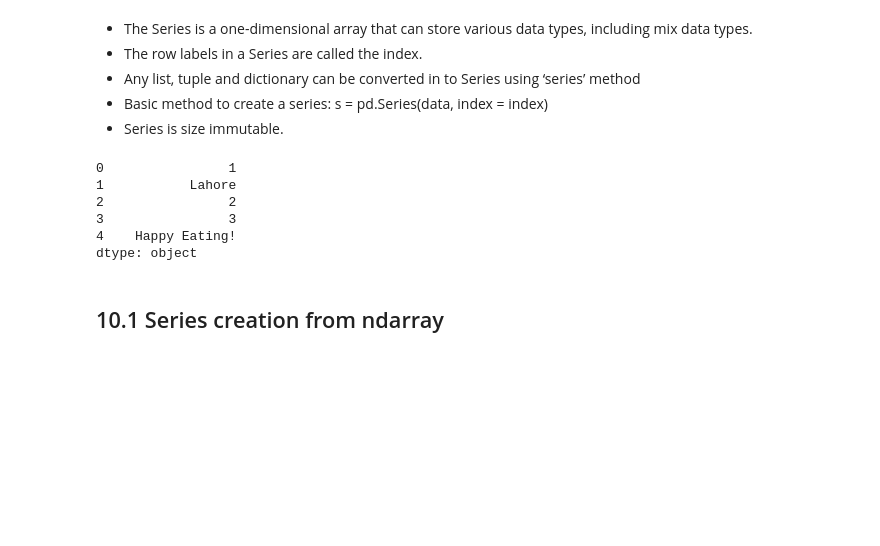
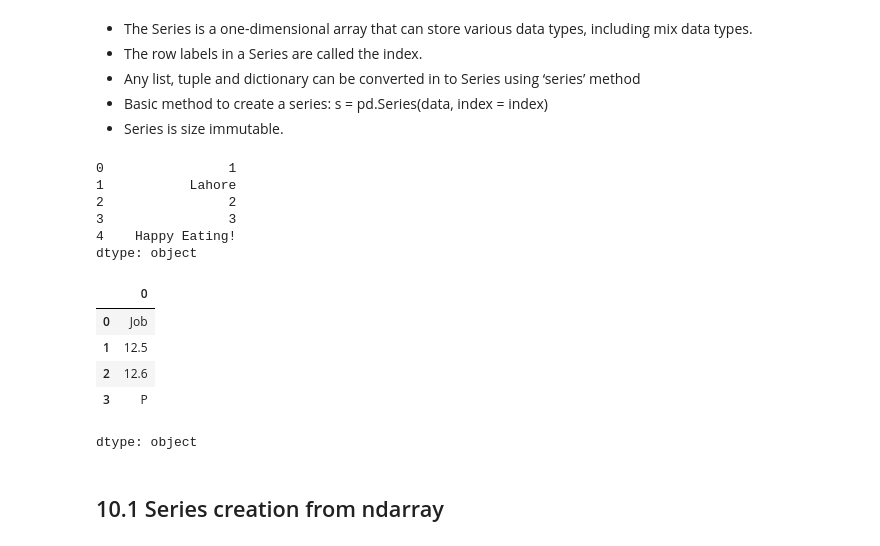
Before and after one commit to thomasp3450/Week1-Intro-to-Python-Thomas_P, a Jupyter notebook: Introduction_to_Python.ipynb, the cells around one changed output. Cells and saved outputs as stored; diff of their text form; code cells hidden in the pictures; blank space fills up the shorter version.

```diff
--- a/Introduction_to_Python.ipynb
+++ b/Introduction_to_Python.ipynb
@@ -900,6 +1060,18 @@ s
 3                3
 4    Happy Eating!
 dtype: object
+# %%
+#EXAMPLE 18: Series
+import pandas as pd
+s = pd.Series (["Job", 12.5, 12.6, 'P'])
+s
+# %% [output]
+|  | 0 |
+| 0 | Job |
+| 1 | 12.5 |
+| 2 | 12.6 |
+| 3 | P |
+dtype: object
 # %% [markdown]
 ## 10.1 Series creation from ndarray
 # %% [markdown]
```
Also changed, not shown: parts of 24 cells of this notebook.
